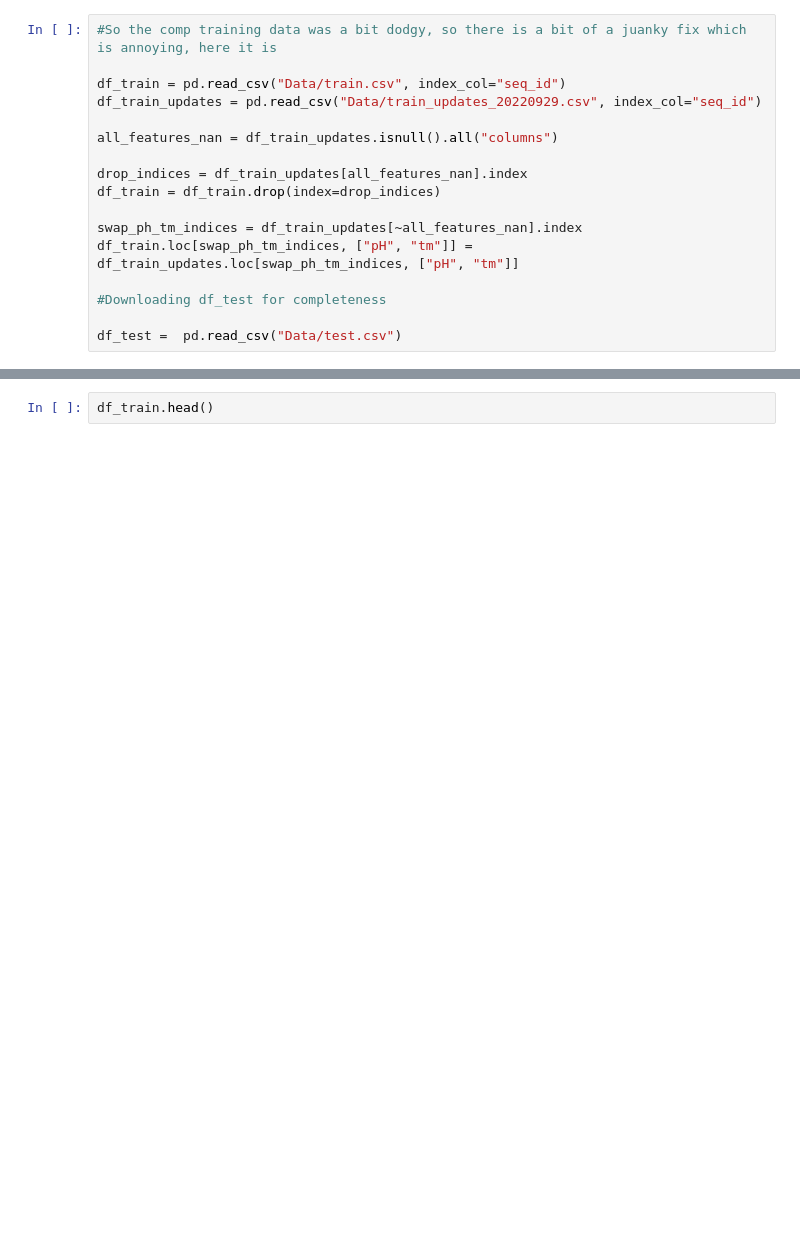
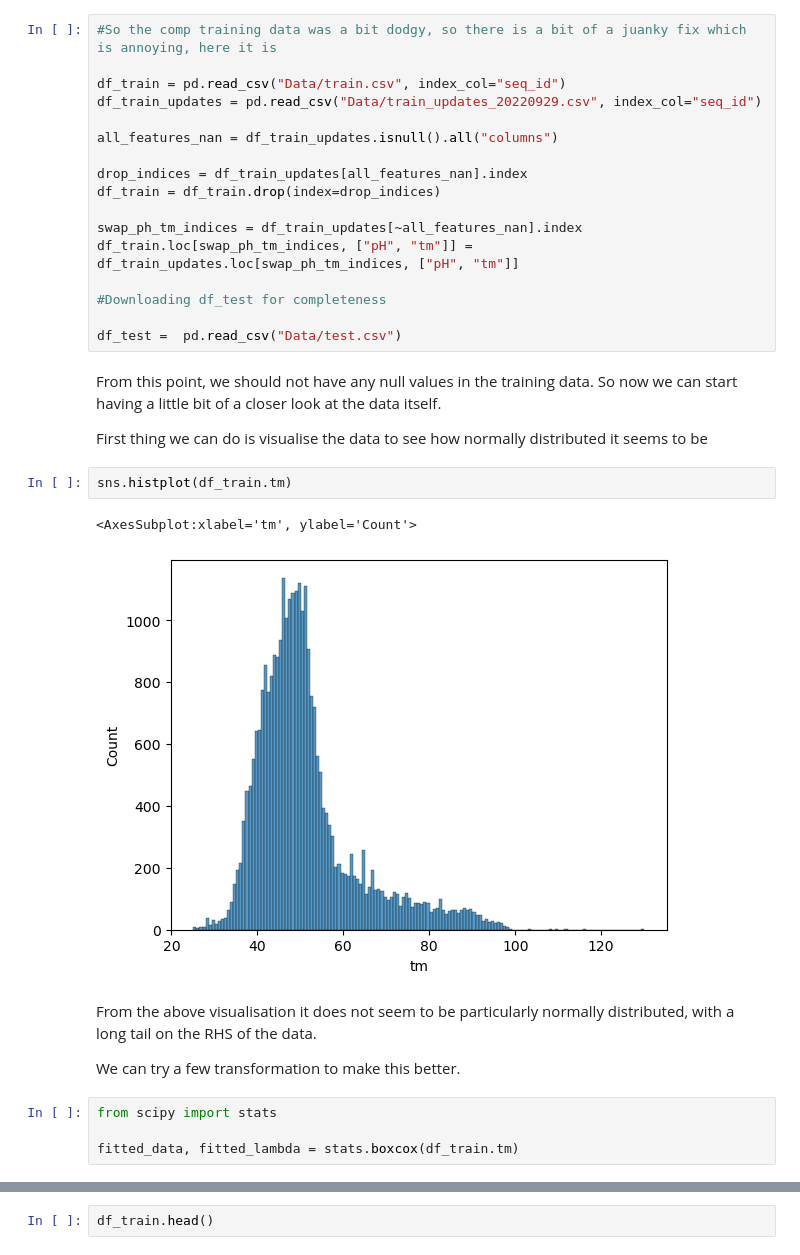
Before and after one commit to jackfoster97/Kaggle---Novozymes-Enzyme-Stability-Prediction, a Jupyter notebook: EDA.ipynb, the cells around one changed output, grey strips where cells are left out. Drawn from its saved outputs; the diff is of its cells as text; blank space fills up the shorter version.

```diff
--- a/EDA.ipynb
+++ b/EDA.ipynb
@@ -25,3 +25,20 @@ df_train.loc[swap_ph_tm_indices, ["pH", "tm"]] = df_train_updates.loc[swap_ph_tm
 #Downloading df_test for completeness
 
 df_test =  pd.read_csv("Data/test.csv")
+# %% [markdown]
+From this point, we should not have any null values in the training data. So now we can start having a little bit of a closer look at the data itself.
+
+First thing we can do is visualise the data to see how normally distributed it seems to be
+# %%
+sns.histplot(df_train.tm)
+# %% [output]
+<AxesSubplot:xlabel='tm', ylabel='Count'>
+[figure, added]
+# %% [markdown]
+From the above visualisation it does not seem to be particularly normally distributed, with a long tail on the RHS of the data.
+
+We can try a few transformation to make this better.
+# %%
+from scipy import stats
+
+fitted_data, fitted_lambda = stats.boxcox(df_train.tm)
```
Also changed, not shown: parts of 5 cells of this notebook.
